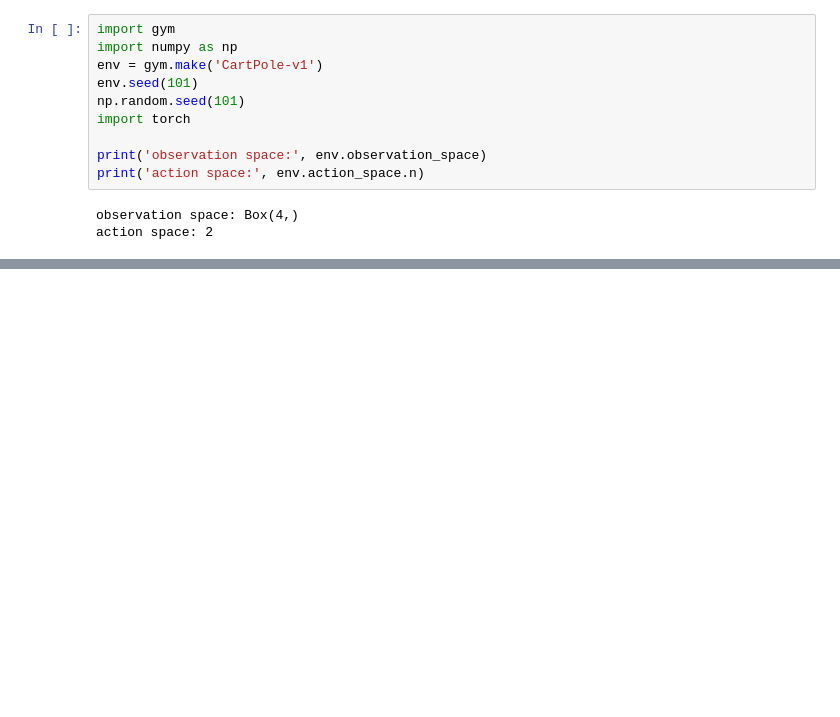
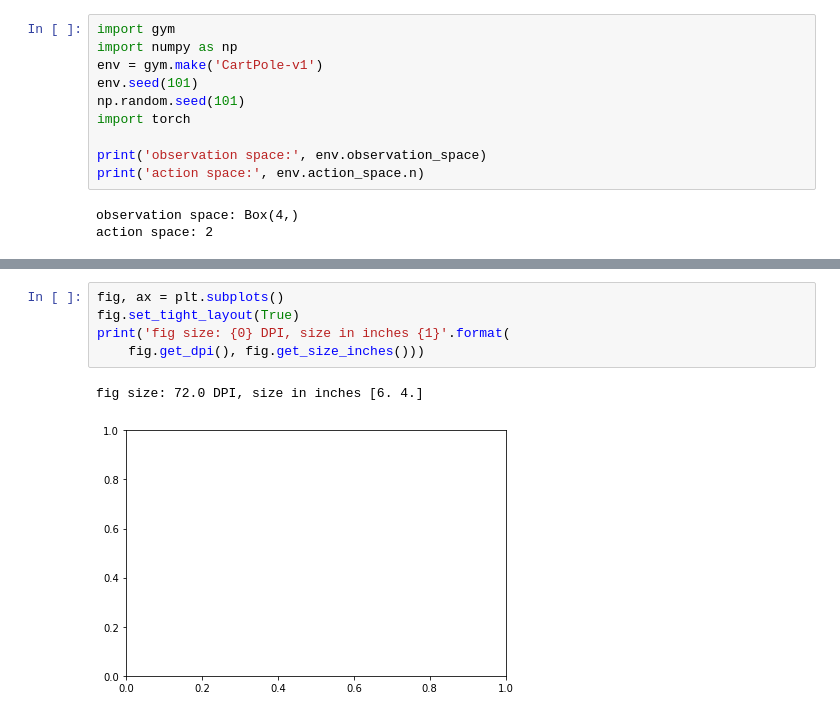
Before and after one commit to rahulkaplesh/ReinforcementLearning, a Jupyter notebook: DEEPRL_Docker/Cartpole/Cartpole.ipynb, the cells around one changed output, grey strips where cells are left out. Drawn from its saved outputs; the diff is of its cells as text; blank space fills up the shorter version.

```diff
--- a/DEEPRL_Docker/Cartpole/Cartpole.ipynb
+++ b/DEEPRL_Docker/Cartpole/Cartpole.ipynb
@@ -51,0 +143,8 @@ env.close()
+# %%
+fig, ax = plt.subplots()
+fig.set_tight_layout(True)
+print('fig size: {0} DPI, size in inches {1}'.format(
+    fig.get_dpi(), fig.get_size_inches()))
+# %% [output]
+fig size: 72.0 DPI, size in inches [6. 4.]
+[figure, added]
```
Also changed, not shown: parts of 2 cells of this notebook, 6 other files.
